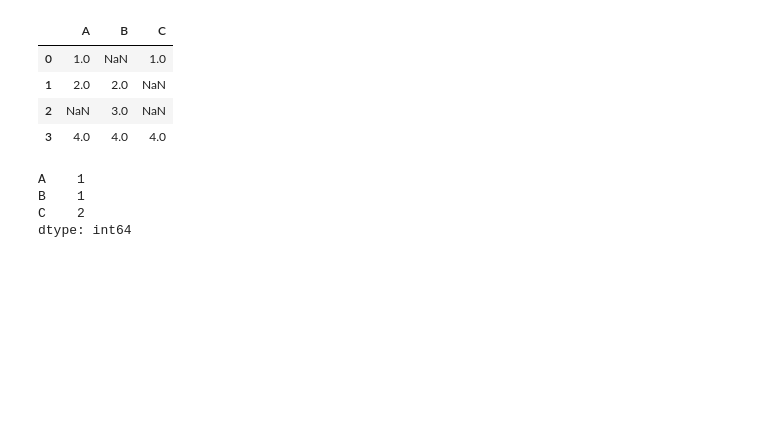
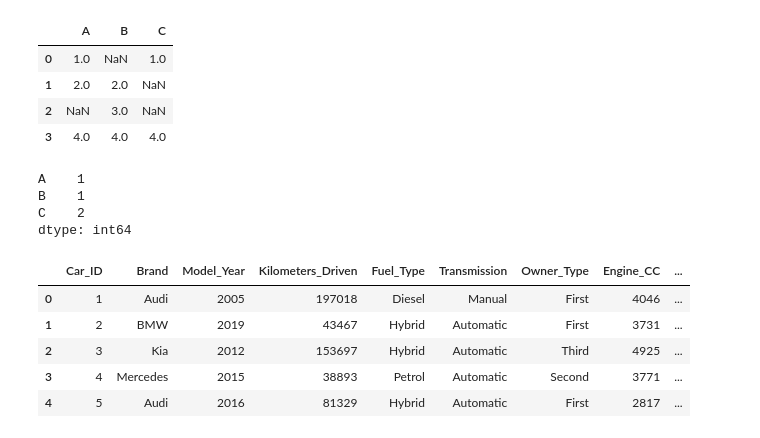
Before and after one commit to rahul8879/ai-ml-akila, a Jupyter notebook: Python/02_pandas.ipynb, the cells around one changed output. Cells and saved outputs as stored; diff of their text form; code cells hidden in the pictures; blank space fills up the shorter version.

```diff
--- a/Python/02_pandas.ipynb
+++ b/Python/02_pandas.ipynb
@@ -279,0 +303,10 @@ dtype: int64
+# %%
+car_df.rename(columns={'Price_USD': 'Price'}, inplace=True)
+car_df.head()
+# %% [output]
+|  | Car_ID | Brand | Model_Year | Kilometers_Driven | Fuel_Type | Transmission | Owner_Type | Engine_CC | ... |
+| 0 | 1 | Audi | 2005 | 197018 | Diesel | Manual | First | 4046 | ... |
+| 1 | 2 | BMW | 2019 | 43467 | Hybrid | Automatic | First | 3731 | ... |
+| 2 | 3 | Kia | 2012 | 153697 | Hybrid | Automatic | Third | 4925 | ... |
+| 3 | 4 | Mercedes | 2015 | 38893 | Petrol | Automatic | Second | 3771 | ... |
+| 4 | 5 | Audi | 2016 | 81329 | Hybrid | Automatic | First | 2817 | ... |
```
Also changed, not shown: parts of 6 cells of this notebook, 2 other files.
